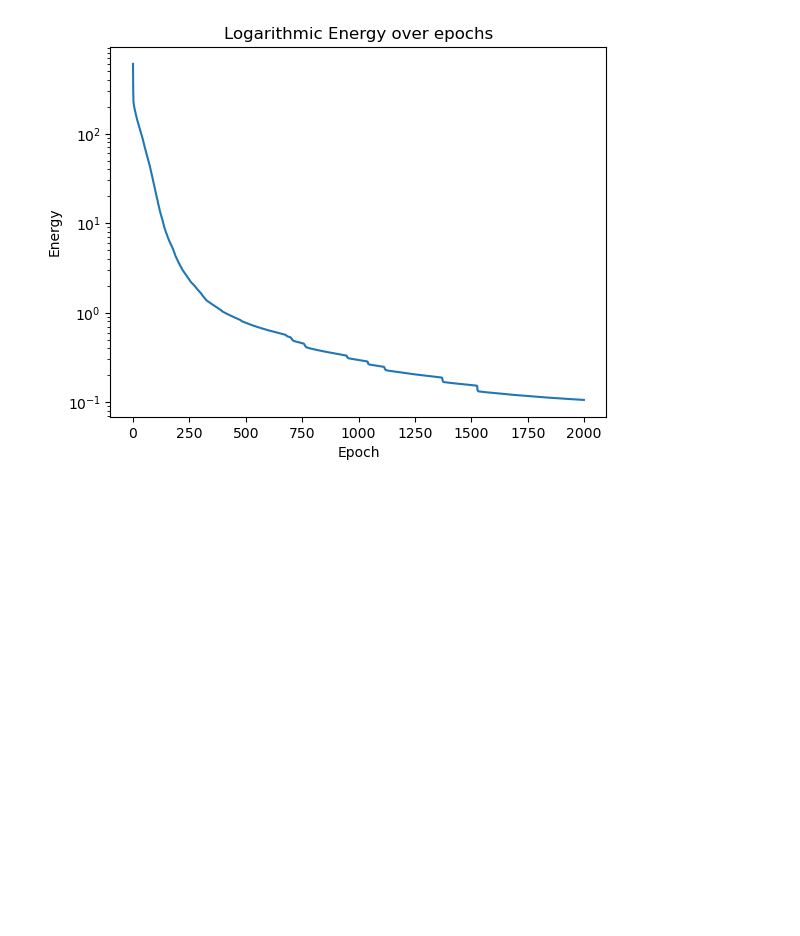
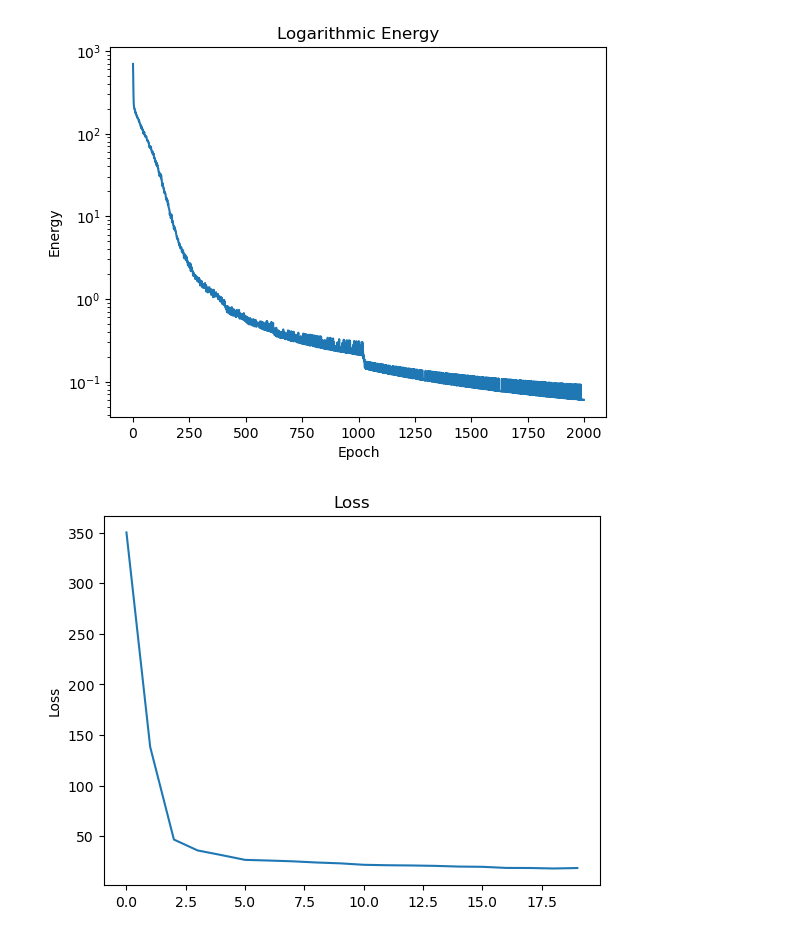
Before and after one commit to joeagriffith/hopfield-networks, a Jupyter notebook: mnist.ipynb, the cells around one changed output. Cells and saved outputs as stored; diff of their text form; code cells hidden in the pictures; blank space fills up the shorter version.

```diff
--- a/mnist.ipynb
+++ b/mnist.ipynb
@@ -19,7 +19,7 @@ from models.HopfieldNet import HopfieldNet
 # %%
 device = torch.device("cuda" if torch.cuda.is_available() else "cpu")
 # %%
-DATA_RATIO = 0.002 # portion of dataset to use, largest that works so far is 0.002.
+DATA_RATIO = 0.001 # portion of dataset to use, largest that works so far is 0.002.
 VAL_RATIO = 0.2
 
 transform = transforms.Compose([
@@ -66,8 +66,9 @@ model_name = "mnist_hopfield_hebbian"
 size = 1
 for dim in INPUT_SHAPE:
     size *= dim
+energy_fn = ErrorEnergy(actv_fn=torch.tanh)
 actv_fn = FastHopfieldActivation(prefer=-1)
-model = HopfieldNet(size, actv_fn=actv_fn, bias=True, steps=5).to(device)
+model = HopfieldNet(size, energy_fn, actv_fn, bias=True, steps=5).to(device)
 step = 0
 # %%
 LR = 10e-4
@@ -76,7 +77,7 @@ epochs = 2000
 criterion = nn.MSELoss()
 optimiser = optim.AdamW(model.parameters(), lr=LR)
 scheduler = ReduceLROnPlateau(optimiser, mode='min', min_lr=3e-9, factor=0.75, patience=150, verbose=True)
-energy, step = train_denoise(model,
+energy, loss, step = train_denoise(model,
                              train_dataset,
                              val_dataset,
                              optimiser,
@@ -89,4 +90,6 @@ energy, step = train_denoise(model,
                              batch_size=BATCH_SIZE,
                              minimise='loss',
                              model_dir='models/weights',
+                             save_model=False,
+                             validate_every=100,
                              device=device)
@@ -100,13 +100,19 @@ Final energy: 0.10606645792722702
 # %%
 # plot energy over epochs
 plt.plot(energy)
 plt.yscale("log")
-plt.title("Logarithmic Energy over epochs")
+plt.title("Logarithmic Energy")
 plt.xlabel("Epoch")
 plt.ylabel("Energy")
 plt.show()
+
+plt.plot(loss)
+plt.title("Loss")
+plt.ylabel("Loss")
+plt.show()
 # %% [output]
-[figure, old version]
+[figure, new version]
+[figure, added]
 # %%
 width=0.2
 # Transform to zero lower third of image
```
Also changed, not shown: parts of 9 cells of this notebook, 4 other files.
